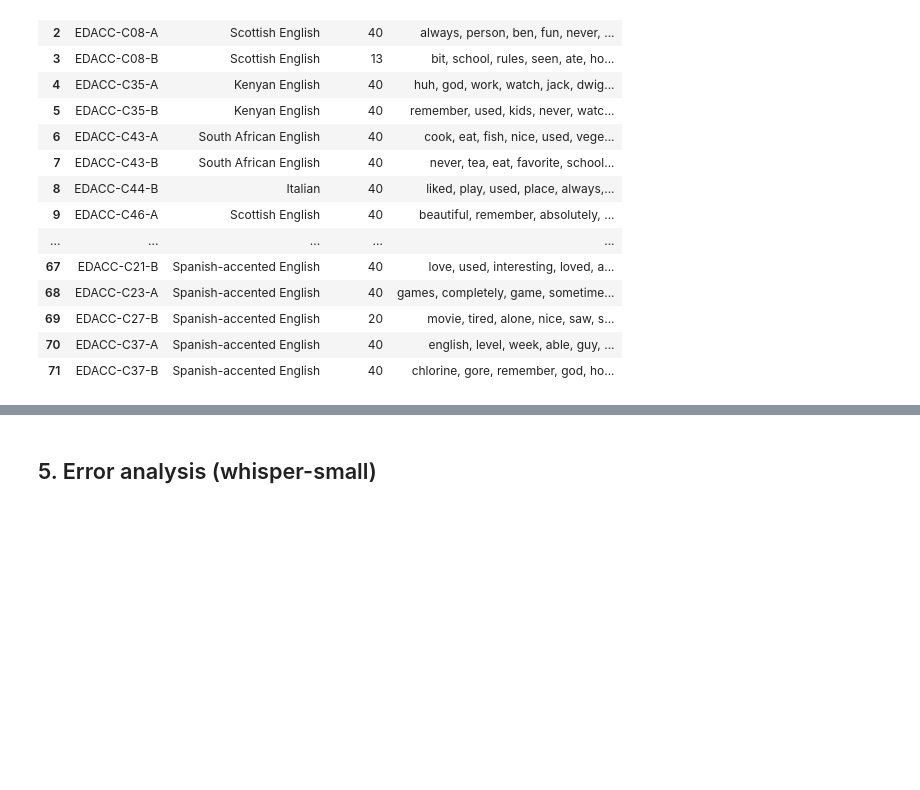
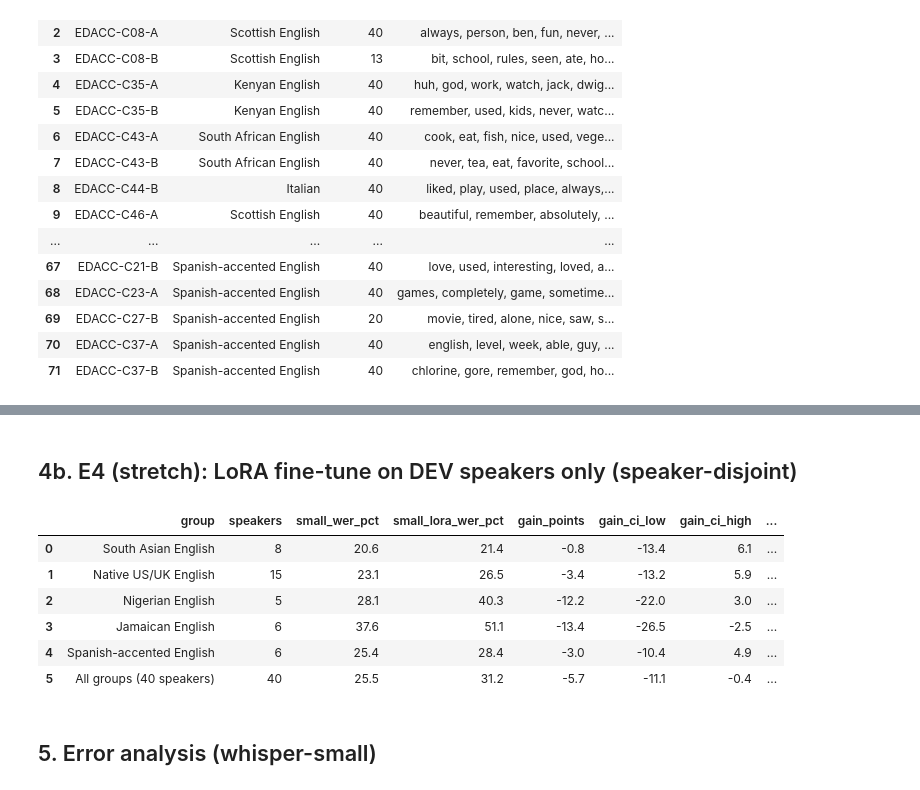
Before and after one commit to resurgances/accent-gap, a Jupyter notebook: analysis.ipynb, the cells around one changed output, grey strips where cells are left out. Saved outputs shown, nothing was run; the diff lists cells and outputs as text; code cells hidden in the pictures; blank space fills up the shorter version.

```diff
--- a/analysis.ipynb
+++ b/analysis.ipynb
@@ -218,3 +261,19 @@ pd.read_csv(R + "personal_word_lists.csv")[["speaker", "subgroup", "n_words", "w
+# %% [markdown]
+## 4b. E4 (stretch): LoRA fine-tune on DEV speakers only (speaker-disjoint)
+# %%
+import os
+if os.path.exists(R + "lora_vs_plain.csv"):
+    show("lora_vs_plain.csv")
+else:
+    print("E4 not run")
+# %% [output]
+|  | group | speakers | small_wer_pct | small_lora_wer_pct | gain_points | gain_ci_low | gain_ci_high | ... |
+| 0 | South Asian English | 8 | 20.6 | 21.4 | -0.8 | -13.4 | 6.1 | ... |
+| 1 | Native US/UK English | 15 | 23.1 | 26.5 | -3.4 | -13.2 | 5.9 | ... |
+| 2 | Nigerian English | 5 | 28.1 | 40.3 | -12.2 | -22.0 | 3.0 | ... |
+| 3 | Jamaican English | 6 | 37.6 | 51.1 | -13.4 | -26.5 | -2.5 | ... |
+| 4 | Spanish-accented English | 6 | 25.4 | 28.4 | -3.0 | -10.4 | 4.9 | ... |
+| 5 | All groups (40 speakers) | 40 | 25.5 | 31.2 | -5.7 | -11.1 | -0.4 | ... |
 # %% [markdown]
 ## 5. Error analysis (whisper-small)
 # %% [markdown]
```
Also changed, not shown: parts of 11 cells of this notebook, 23 other files.
